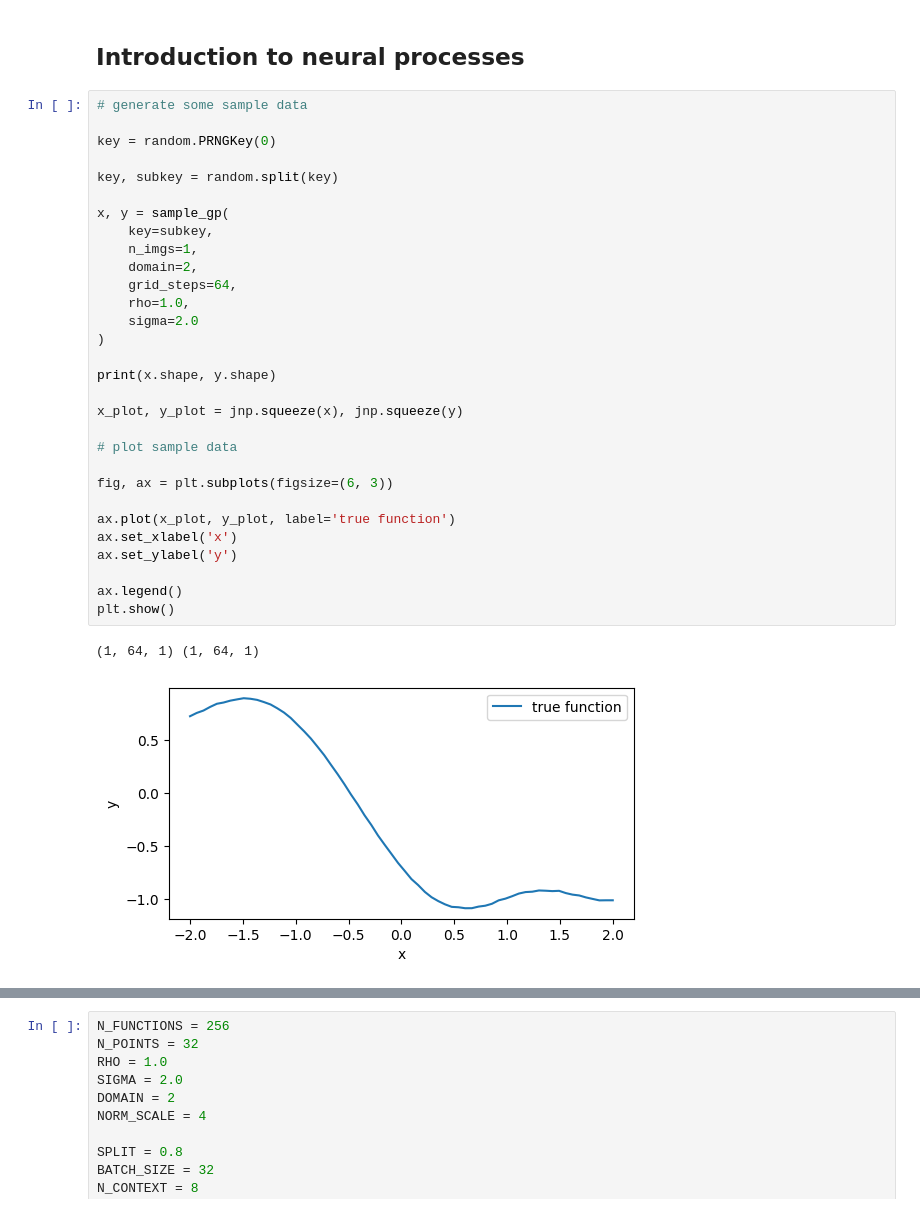
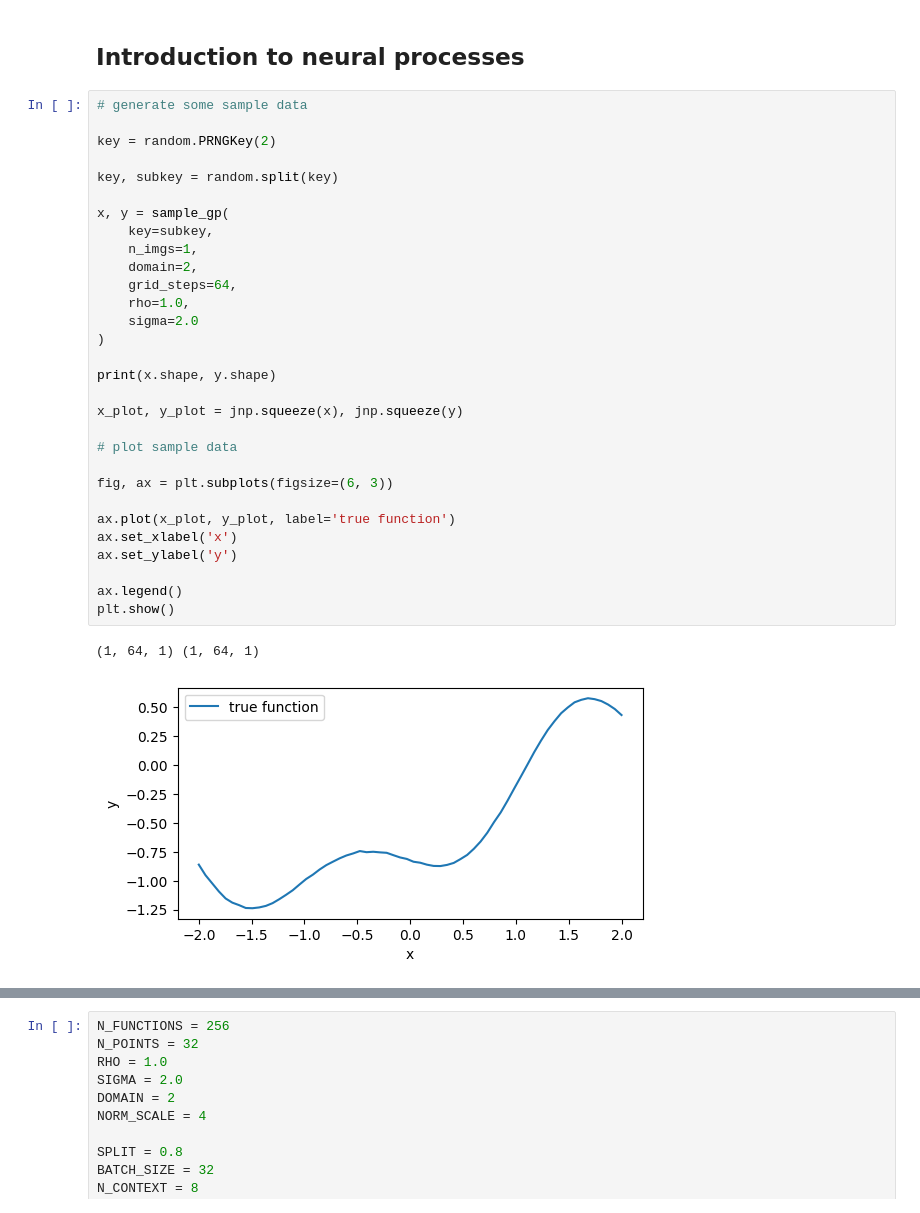
Before and after one commit to sscivier/neural-process-example, a Jupyter notebook: cnp_example.ipynb, the cells around one changed output, grey strips where cells are left out. Saved outputs shown, nothing was run; the diff lists cells and outputs as text.

```diff
--- a/cnp_example.ipynb
+++ b/cnp_example.ipynb
@@ -801,36 +801,36 @@ def train(
 # %%
 # generate some sample data
 
-key = random.PRNGKey(0)
+key = random.PRNGKey(2)
 
 key, subkey = random.split(key)
 
 x, y = sample_gp(
     key=subkey,
     n_imgs=1,
     domain=2,
     grid_steps=64,
     rho=1.0,
     sigma=2.0
 )
 
 print(x.shape, y.shape)
 
 x_plot, y_plot = jnp.squeeze(x), jnp.squeeze(y)
 
 # plot sample data
 
 fig, ax = plt.subplots(figsize=(6, 3))
 
 ax.plot(x_plot, y_plot, label='true function')
 ax.set_xlabel('x')
 ax.set_ylabel('y')
 
 ax.legend()
 plt.show()
 # %% [output]
 (1, 64, 1) (1, 64, 1)
-[figure, old version]
+[figure, new version]
 # %%
 # select partial (context) observations of function
 
```
Also changed, not shown: parts of 7 cells of this notebook.
